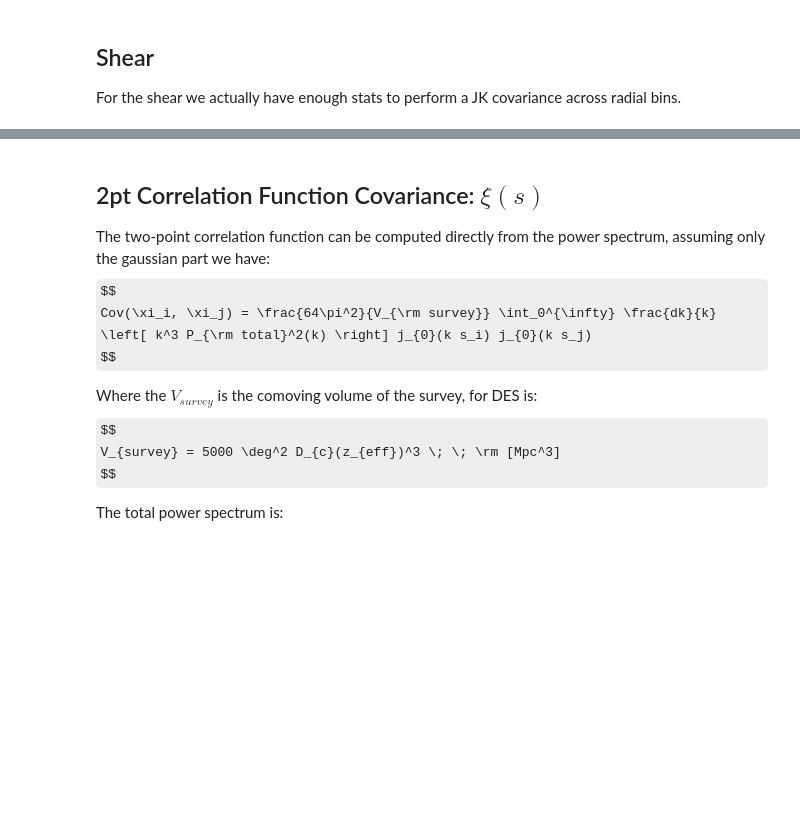
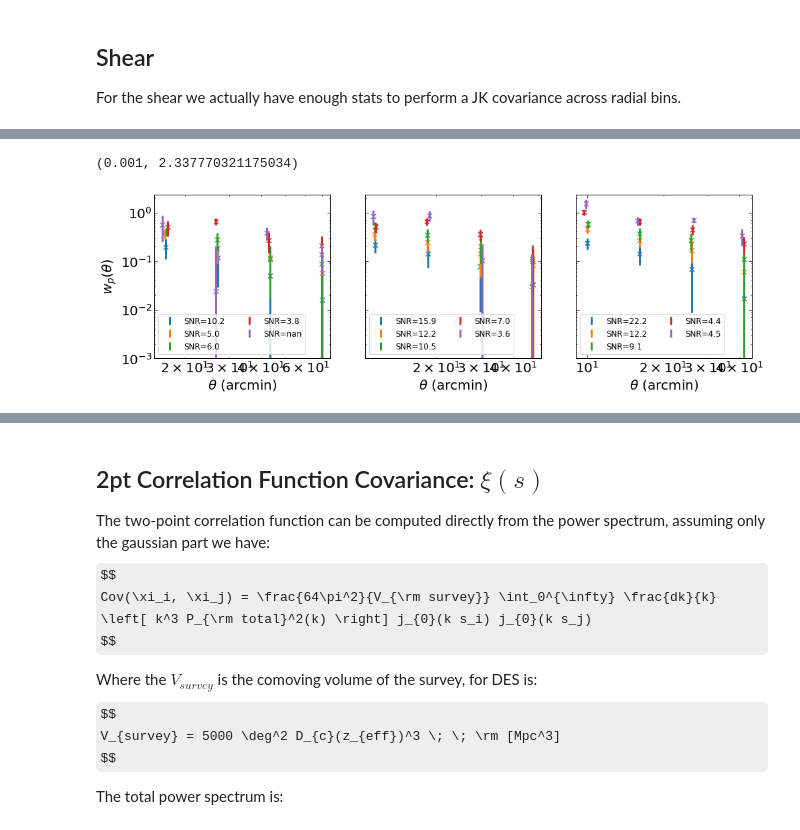
Before and after one commit to estevesjh/fnalFall2022, a Jupyter notebook: y3kp/buzzardMock/createDataVector.ipynb, the cells around one changed output, grey strips where cells are left out. Drawn from its saved outputs; the diff is of its cells as text; code cells hidden in the pictures; some formulas as TeX source; blank space fills up the shorter version.

```diff
--- a/y3kp/buzzardMock/createDataVector.ipynb
+++ b/y3kp/buzzardMock/createDataVector.ipynb
@@ -626,0 +627,24 @@ for i in range(4):
+# %%
+nz = zmeans.size
+nl = lbdmeans.size
+nij = nz*nl
+
+def look_up(l,z):
+    il = np.argmin(np.abs(lbdmeans-l))
+    iz = np.argmin(np.abs(zmeans-z))
+
+    # for the case with no lambda bining
+    il = np.where(l>300, nl, il)
+
+    ij = nz*il + iz
+    return ij
+
+def load_files(npatches):
+    out = []
+    for ij in range(nij+nz):
+        file = fname_out%('kmeans%i'%npatches, ij)
+        out.append(np.load(file))
+    return out
+# %%
+npatches = 20
+vecs = load_files(npatches)
@@ -626,0 +690,20 @@ for i in range(4):
+# %%
+fig, axs = plt.subplots(1,3,figsize=(16,4.5),sharey='all')
+
+for j in range(3):
+    ax = axs[j]
+    ax.set_yscale('log')
+    ax.set_xscale('log')
+    for i in range(5):
+        #plt.xlabel('R [Mpc/h]')
+        plot_profile(vecs, lbdmeans[i], zmeans[j], ax=ax)
+        # plt.title('zmean: %.3f'%zmeans[i])
+        ax.set_xlabel(r'$\theta$ (arcmin)')
+        # plt.xlim(2.0, )
+        # plt.legend(fontsize=12)
+    ax.legend(fontsize=12, ncol=2)
+axs[0].set_ylabel(r'$w_p(\theta)$')
+ax.set_ylim(0.001)
+# %% [output]
+(0.001, 2.337770321175034)
+[figure, added]
```
Also changed, not shown: parts of 21 cells of this notebook.
